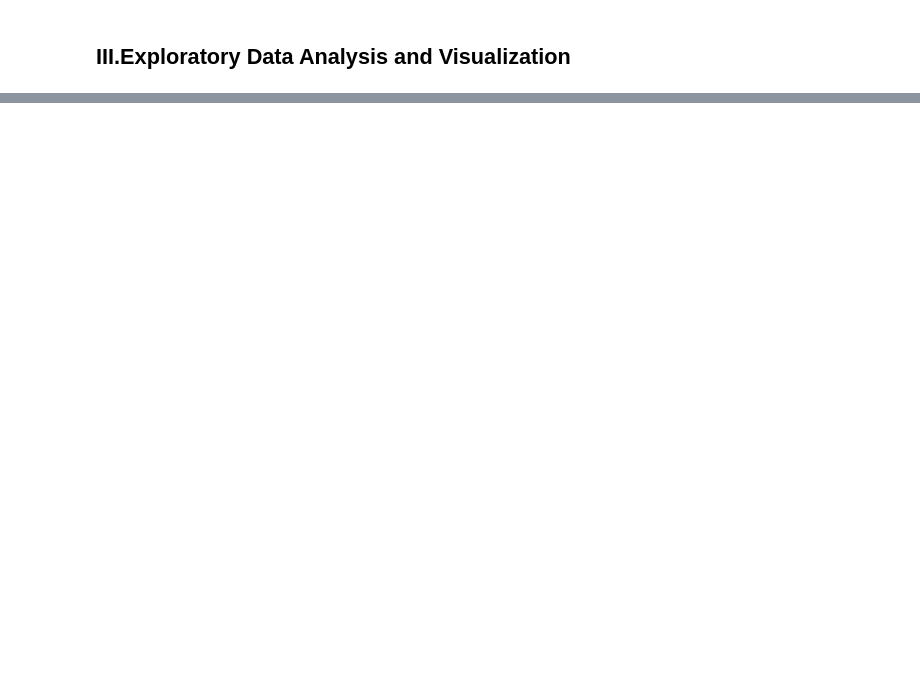
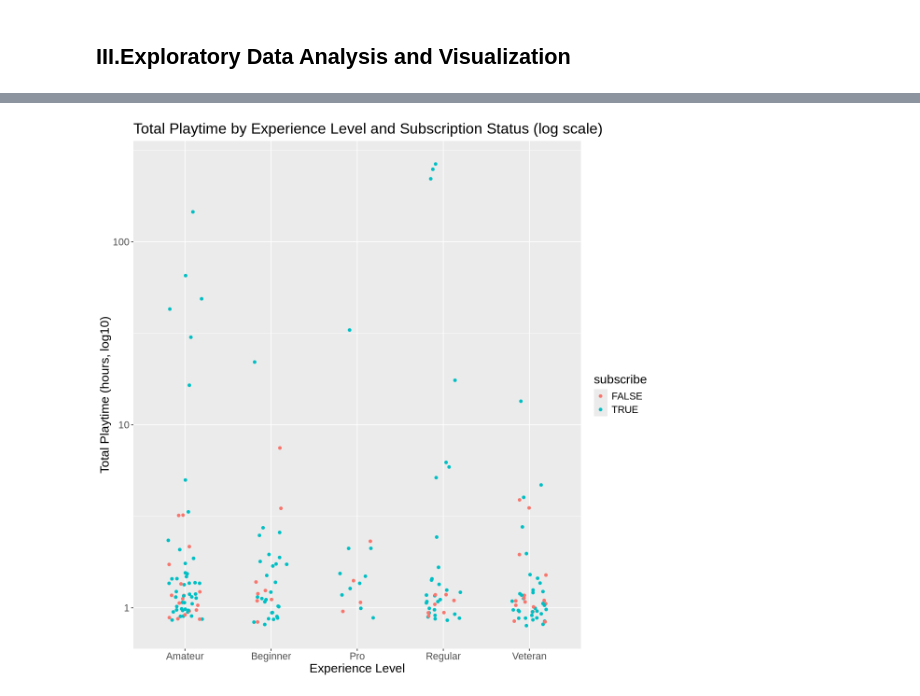
Before and after one commit to cheryldobiki/DSCI-100-individual-project, a Jupyter notebook: ds_individualwork.ipynb, the cells around one changed output, grey strips where cells are left out. Saved outputs shown, nothing was run; the diff lists cells and outputs as text; code cells hidden in the pictures; blank space fills up the shorter version.

Commit message:
finished step 3
add 2 plots

```diff
--- a/ds_individualwork.ipynb
+++ b/ds_individualwork.ipynb
@@ -117,0 +137,10 @@ https://github.com/cheryldobiki/DSCI-100-individual-project/tree/main
+# %%
+ggplot(players, aes(x = experience, y = played_hours + 1, color = subscribe)) +
+  geom_point(position = position_jitter(width = 0.2, height = 0.1)) +
+  scale_y_log10() +
+  labs(title = "Total Playtime by Experience Level and Subscription Status (log scale)",
+       x = "Experience Level",
+       y = "Total Playtime (hours, log10)") +
+  theme(text = element_text(size=16))
+# %% [output]
+[figure, added]
```
Also changed, not shown: parts of 7 cells of this notebook.
